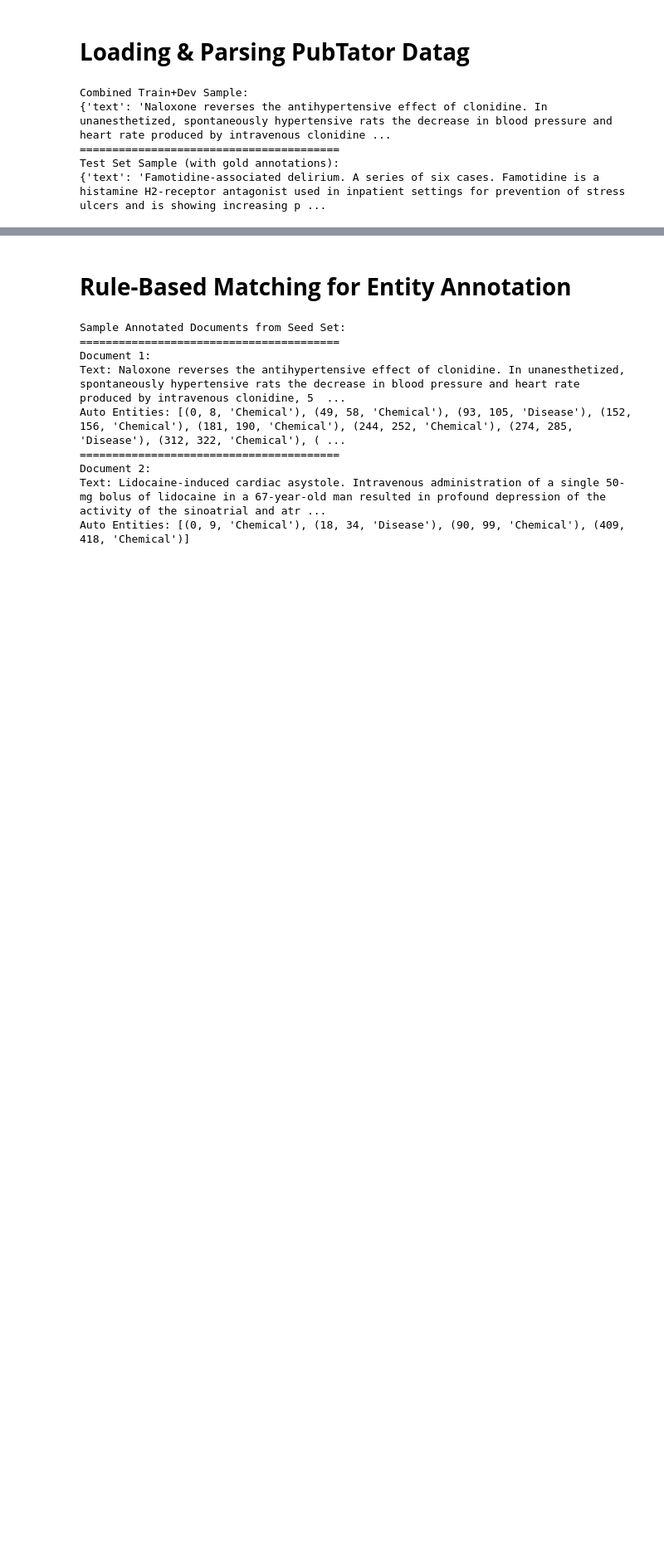
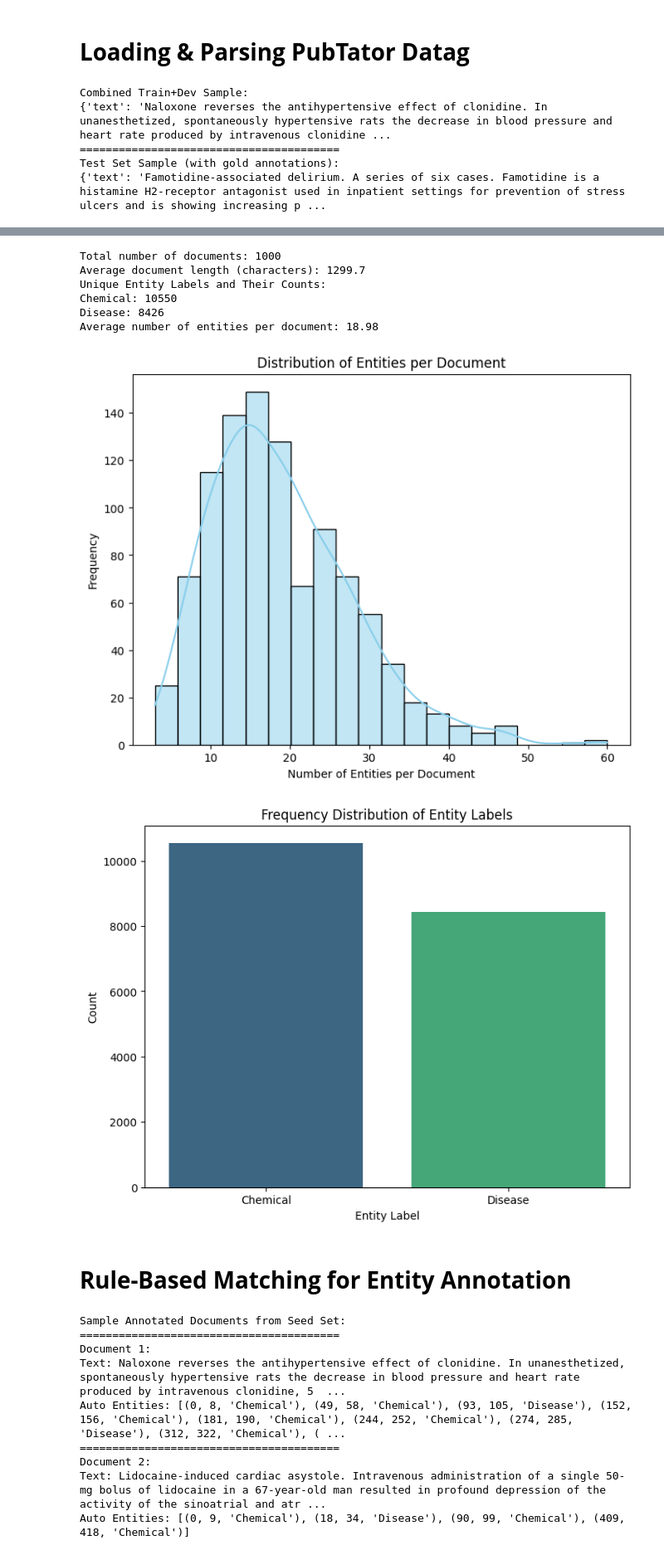
Before and after one commit to anishR24/machine-learning-and-pattern-recognition, a Jupyter notebook: CA1/Group11_Sharath_Anish_Adithya.ipynb, the cells around one changed output, grey strips where cells are left out. Shown at 83% size. Cells and saved outputs as stored; diff of their text form; code cells hidden in the pictures; blank space fills up the shorter version.

```diff
--- a/CA1/Group11_Sharath_Anish_Adithya.ipynb
+++ b/CA1/Group11_Sharath_Anish_Adithya.ipynb
@@ -128,3 +135,58 @@ Test Set Sample (with gold annotations):
+# %%
+train_eda = parse_data(train_path, remove_gold=False)
+dev_eda = parse_data(dev_path, remove_gold=False)
+combined_eda_set = train_eda + dev_eda
+num_docs = len(combined_eda_set)
+print("Total number of documents:", num_docs)
+
+# Number of characters per document
+doc_lengths = [len(doc["text"]) for doc in combined_eda_set]
+avg_length = sum(doc_lengths) / num_docs
+print("Average document length (characters):", round(avg_length, 2))
+
+# unique labels and their counts
+label_counter = Counter(entity[2] for doc in combined_eda_set for entity in doc["entities"])
+print("Unique Entity Labels and Their Counts:")
+for label, count in label_counter.items():
+    print(f"{label}: {count}")
+
+# Number of entities per document
+num_entities = [len(doc["entities"]) for doc in combined_eda_set]
+avg_entities = sum(num_entities) / num_docs
+print("Average number of entities per document:", round(avg_entities, 2))
+# %% [output]
+Total number of documents: 1000
+Average document length (characters): 1299.7
+Unique Entity Labels and Their Counts:
+Chemical: 10550
+Disease: 8426
+Average number of entities per document: 18.98
+# %%
+# Distribution of entities per document
+plt.figure(figsize=(8, 6))
+sns.histplot(num_entities, bins=20, kde=True, color="skyblue")
+plt.xlabel("Number of Entities per Document")
+plt.ylabel("Frequency")
+plt.title("Distribution of Entities per Document")
+plt.show()
+
+# Bar chart for entity label frequencies
+label_counts = {}
+for doc in combined_eda_set:
+    for ent in doc["entities"]:
+        label = ent[2]
+        label_counts[label] = label_counts.get(label, 0) + 1
+labels = list(label_counts.keys())
+counts = list(label_counts.values())
+plt.figure(figsize=(8, 6))
+sns.barplot(x=labels, y=counts, palette="viridis")
+plt.xlabel("Entity Label")
+plt.ylabel("Count")
+plt.title("Frequency Distribution of Entity Labels")
+plt.show()
+# %% [output]
+[figure, added]
+[figure, added]
 # %% [markdown]
 # **Rule-Based Matching for Entity Annotation**
 # %%
```
Also changed, not shown: parts of 3 cells of this notebook.
